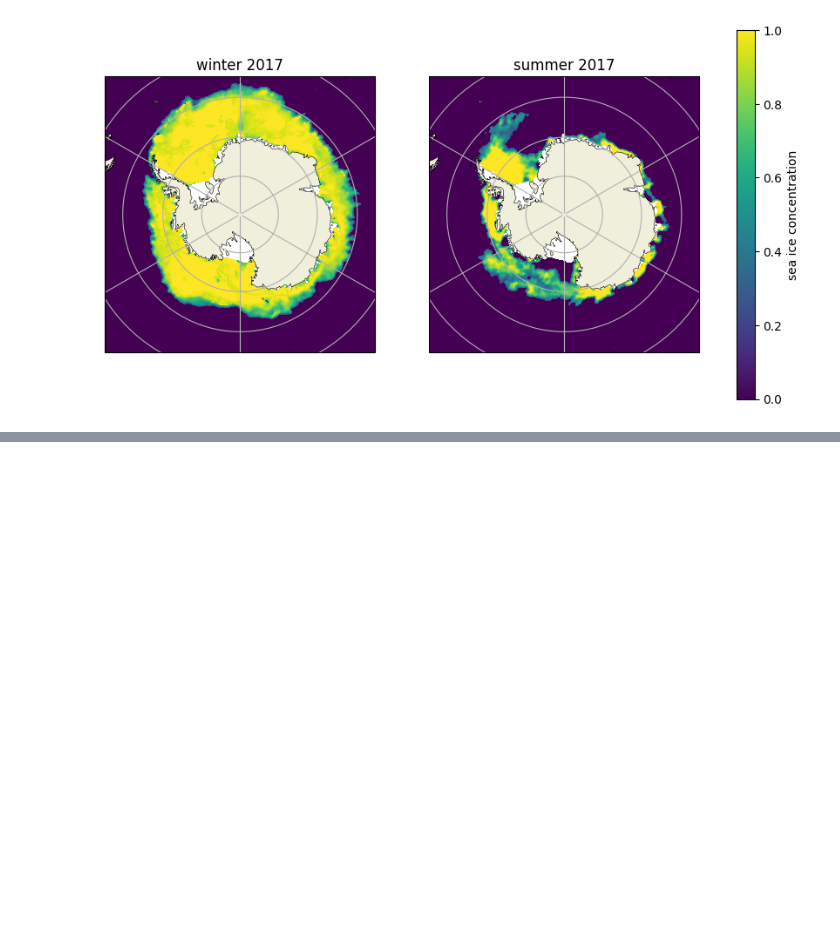
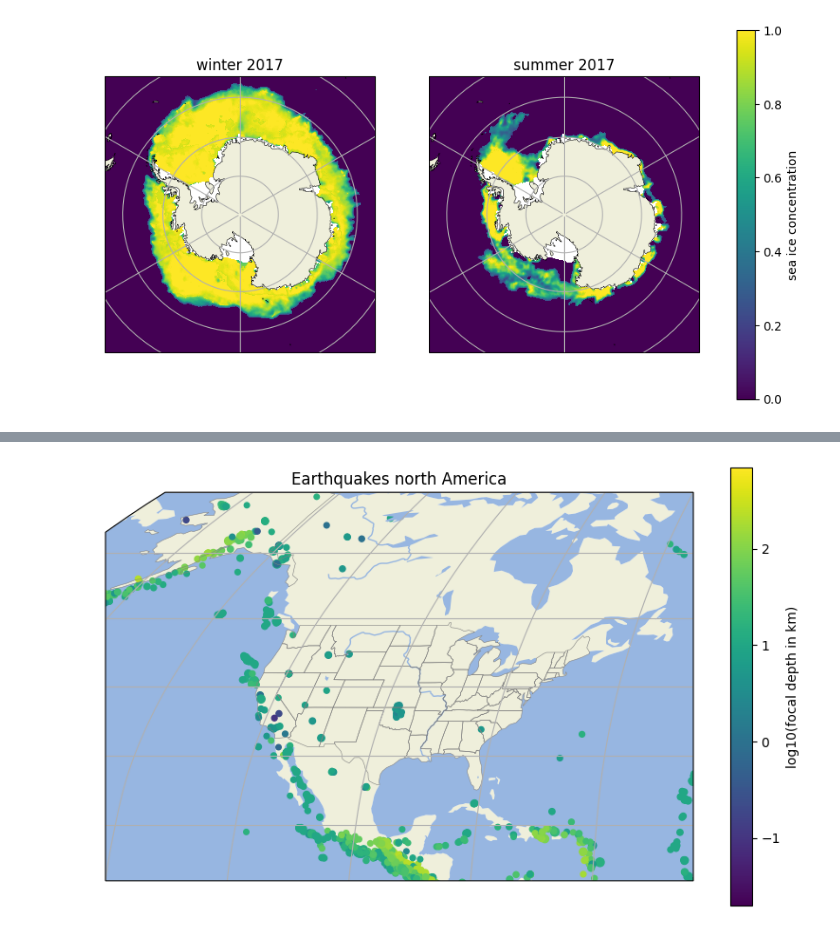
Before and after one commit to liviooneil/2026_Intro_Python, a Jupyter notebook: live/part-I/1.4-matplotlib-and-xarray-exercises.ipynb, the cells around one changed output, grey strips where cells are left out. Cells and saved outputs as stored; diff of their text form; code cells hidden in the pictures; blank space fills up the shorter version.

```diff
--- a/live/part-I/1.4-matplotlib-and-xarray-exercises.ipynb
+++ b/live/part-I/1.4-matplotlib-and-xarray-exercises.ipynb
@@ -618,16 +620,52 @@ path = pooch.retrieve(
 # %%
 # Your solution here
 # Hint: load the four numeric columns with
 #       np.genfromtxt(path, delimiter=",", skip_header=1, usecols=(1, 2, 3, 4))
 #       -- usecols skips the text columns (time, place, ...) mixed in with the numbers
 # Hint: keep mag >= 4 and depth_km > 0 (a few events are recorded at exactly 0 km, which
 #       np.log10 cannot take); combine the two conditions into one mask with & ("and")
 # Hint: fig, ax = plt.subplots(subplot_kw={"projection": ccrs.Robinson()})
 # Hint: ax.set_extent([-140, -60, 12, 70], ccrs.PlateCarree()) crops to the window shown
 # Hint: the features are cfeature.LAND, cfeature.OCEAN, cfeature.LAKES, cfeature.RIVERS and
 #       cfeature.STATES; add_feature takes edgecolor, facecolor and linewidth, and STATES
 #       reads better in gray at a thin linewidth
 # Hint: ax.scatter(longitude, latitude, transform=ccrs.PlateCarree(),
 #                  c=np.log10(depth_km), s=mag ** 2)
 #       -- transform tells cartopy the coordinates are plain lon/lat, not already projected
 # Hint: finish with ax.gridlines, a labelled colorbar, and a title
+import numpy as np
+import matplotlib.pyplot as plt
+import cartopy.crs as ccrs
+import cartopy.feature as cfeature
+
+arr = np.genfromtxt(path, delimiter=",", skip_header=1, usecols=(1, 2, 3, 4))
+mag = arr[:,3]
+depth_km = arr[:,2]
+latitude = arr[:,1]
+longitude = arr[:,0]
+
+mask = (mag >= 4) & (depth_km > 0)
+mag = mag[mask]
+depth_km = depth_km[mask]
+latitude = latitude[mask]
+longitude = longitude[mask]
+
+fig, ax = plt.subplots(figsize=(10, 6), subplot_kw={"projection":ccrs.Robinson()})
+ax.set_extent([-140, -60, 12, 70], ccrs.PlateCarree())
+
+ax.add_feature(cfeature.LAND)
+ax.add_feature(cfeature.OCEAN)
+ax.add_feature(cfeature.LAKES)
+ax.add_feature(cfeature.RIVERS)
+ax.add_feature(cfeature.STATES, edgecolor="gray", linewidth=0.4)
+
+sc = ax.scatter(latitude, longitude, transform=ccrs.PlateCarree(),c=np.log10(depth_km), s=mag**2)
+fig.colorbar(sc, ax=ax, label="log10(focal depth in km)")
+ax.set_xlabel("Longitude (°E)")
+ax.set_ylabel("Latitude (°N)")
+ax.set_title("Earthquakes north America")
+ax.gridlines()
+
+plt.show()
+# %% [output]
+[figure, added]
```
Also changed, not shown: parts of 1 cell of this notebook.
